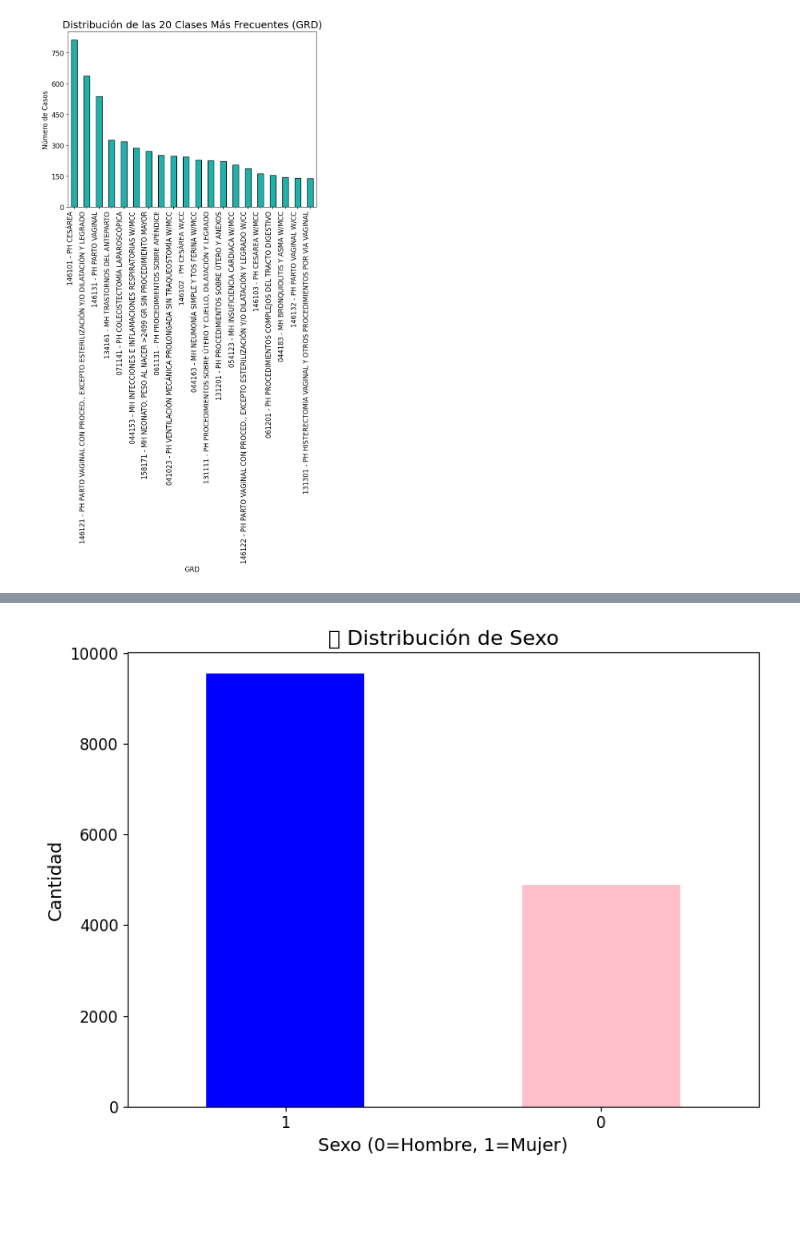
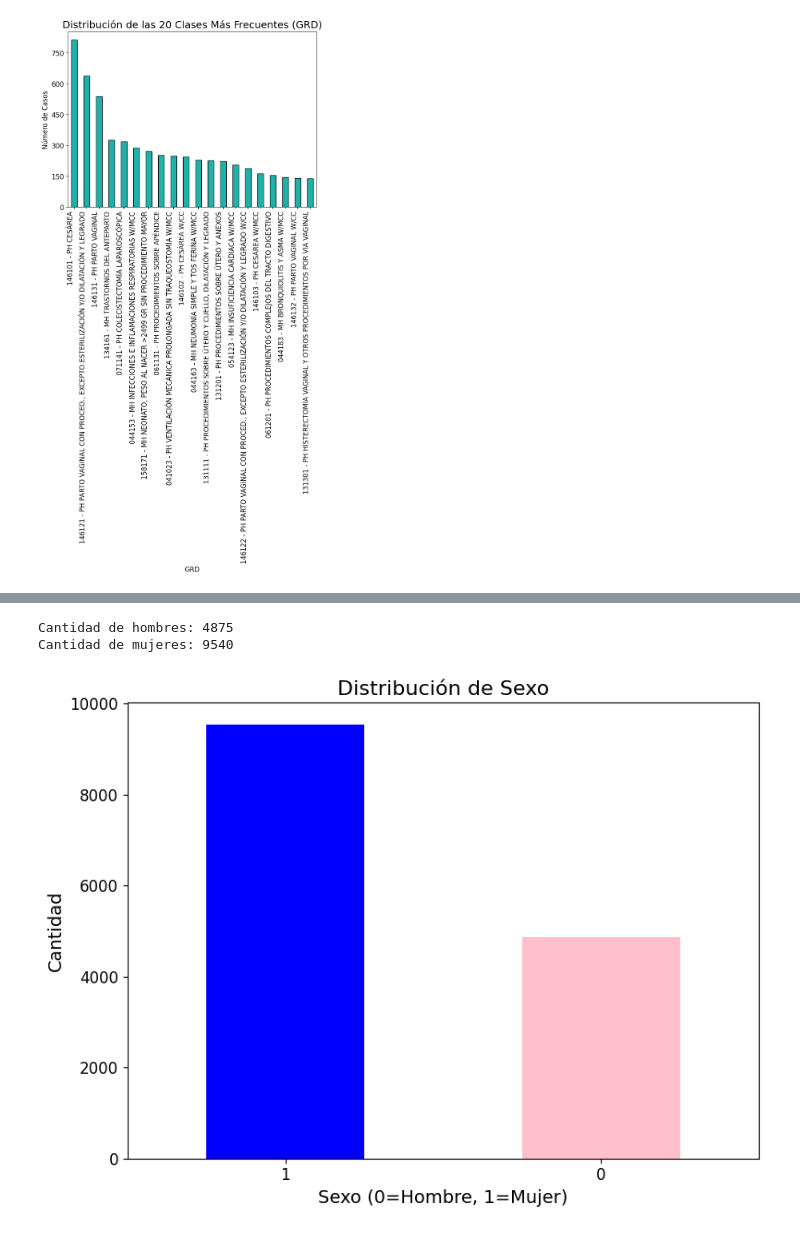
Before and after one commit to joqvan/proyecto1ml, a Jupyter notebook: proyecto1.ipynb, the cells around one changed output, grey strips where cells are left out. Saved outputs shown, nothing was run; the diff lists cells and outputs as text; code cells hidden in the pictures; blank space fills up the shorter version.

```diff
--- a/proyecto1.ipynb
+++ b/proyecto1.ipynb
@@ -245,13 +240,21 @@ plt.show()
 # %%
 # 16. Gráfico de la distribución de sexo
+hombres = df[df["Sexo (Desc)"] == 0].shape[0]  # Cantidad de hombres (0)
+mujeres = df[df["Sexo (Desc)"] == 1].shape[0]  # Cantidad de mujeres (1)
+
+print("Cantidad de hombres:", hombres)
+print("Cantidad de mujeres:", mujeres)
+
 plt.figure(figsize=(8, 6))
 df["Sexo (Desc)"].value_counts().plot(kind="bar", color=['blue', 'pink'])
-plt.title("📊 Distribución de Sexo", fontsize=16)
+plt.title("Distribución de Sexo", fontsize=16)
 plt.xlabel("Sexo (0=Hombre, 1=Mujer)", fontsize=14)
 plt.ylabel("Cantidad", fontsize=14)
 plt.xticks(rotation=0, fontsize=12)
 plt.yticks(fontsize=12)
 plt.tight_layout()
 plt.show()
 # %% [output]
+Cantidad de hombres: 4875
+Cantidad de mujeres: 9540
-[figure, old version]
+[figure, new version]
```
Also changed, not shown: parts of 6 cells of this notebook.
